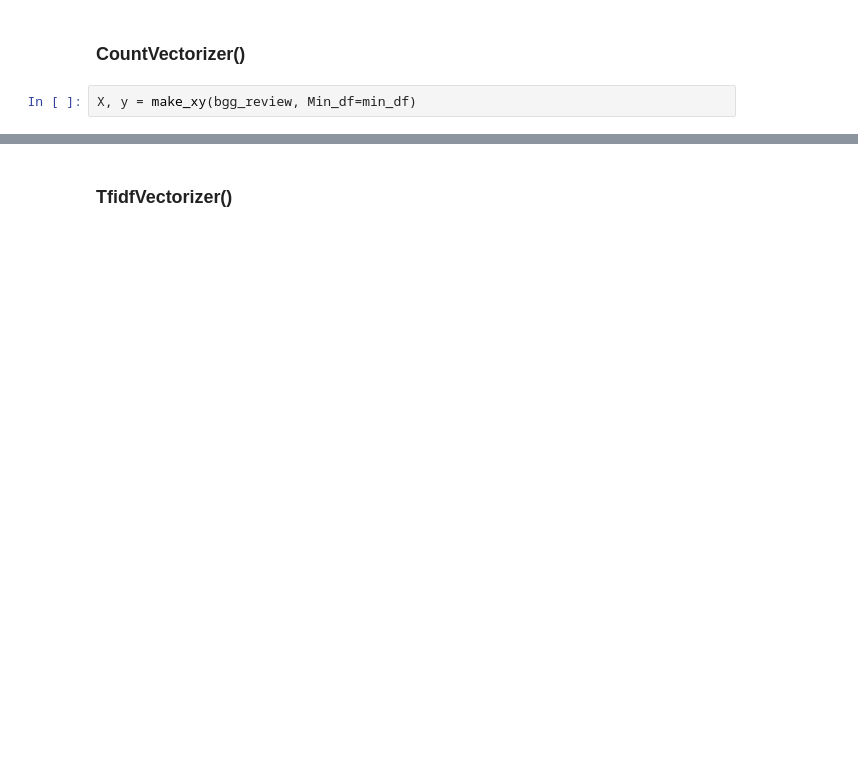
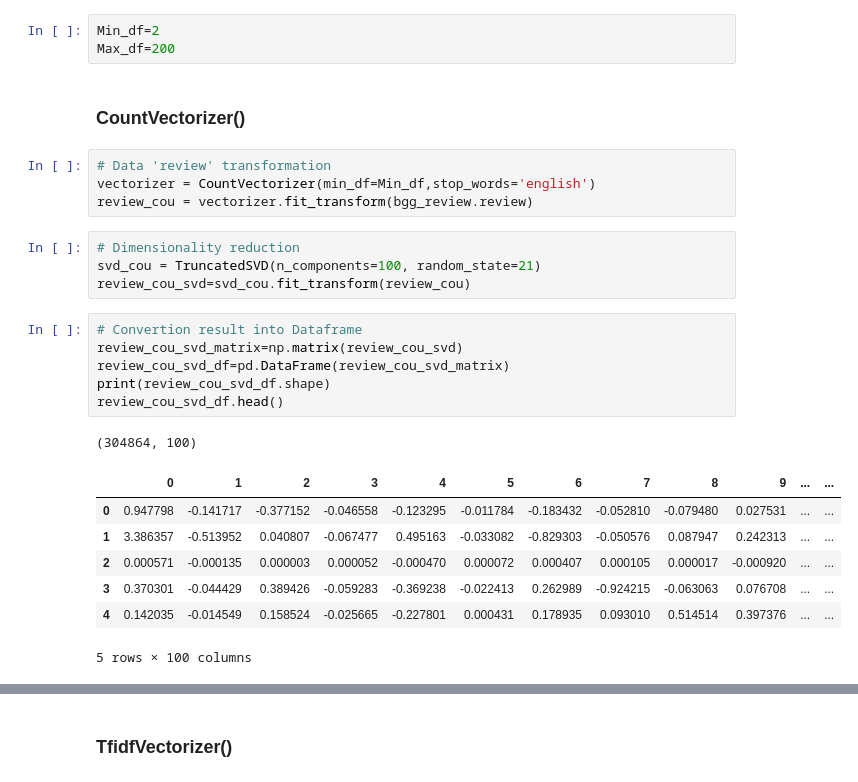
Before and after one commit to DianeDrl/Capstone-Project-2, a Jupyter notebook: Capstone Project 2.ipynb, the cells around one changed output, grey strips where cells are left out. Drawn from its saved outputs; the diff is of its cells as text; blank space fills up the shorter version.

```diff
--- a/Capstone Project 2.ipynb
+++ b/Capstone Project 2.ipynb
@@ -247,4 +264,28 @@ min_df=2
+# %%
+Min_df=2
+Max_df=200
 # %% [markdown]
 ### CountVectorizer()
-# %%
-X, y = make_xy(bgg_review, Min_df=min_df)
+# %%
+# Data 'review' transformation
+vectorizer = CountVectorizer(min_df=Min_df,stop_words='english')
+review_cou = vectorizer.fit_transform(bgg_review.review)
+# %%
+# Dimensionality reduction
+svd_cou = TruncatedSVD(n_components=100, random_state=21)
+review_cou_svd=svd_cou.fit_transform(review_cou)
+# %%
+# Convertion result into Dataframe
+review_cou_svd_matrix=np.matrix(review_cou_svd)
+review_cou_svd_df=pd.DataFrame(review_cou_svd_matrix)
+print(review_cou_svd_df.shape)
+review_cou_svd_df.head()
+# %% [output]
+(304864, 100)
+|  | 0 | 1 | 2 | 3 | 4 | 5 | 6 | 7 | 8 | 9 | ... | ... |
+| 0 | 0.947798 | -0.141717 | -0.377152 | -0.046558 | -0.123295 | -0.011784 | -0.183432 | -0.052810 | -0.079480 | 0.027531 | ... | ... |
+| 1 | 3.386357 | -0.513952 | 0.040807 | -0.067477 | 0.495163 | -0.033082 | -0.829303 | -0.050576 | 0.087947 | 0.242313 | ... | ... |
+| 2 | 0.000571 | -0.000135 | 0.000003 | 0.000052 | -0.000470 | 0.000072 | 0.000407 | 0.000105 | 0.000017 | -0.000920 | ... | ... |
+| 3 | 0.370301 | -0.044429 | 0.389426 | -0.059283 | -0.369238 | -0.022413 | 0.262989 | -0.924215 | -0.063063 | 0.076708 | ... | ... |
+| 4 | 0.142035 | -0.014549 | 0.158524 | -0.025665 | -0.227801 | 0.000431 | 0.178935 | 0.093010 | 0.514514 | 0.397376 | ... | ... |
+5 rows × 100 columns
```
Also changed, not shown: parts of 52 cells of this notebook.
